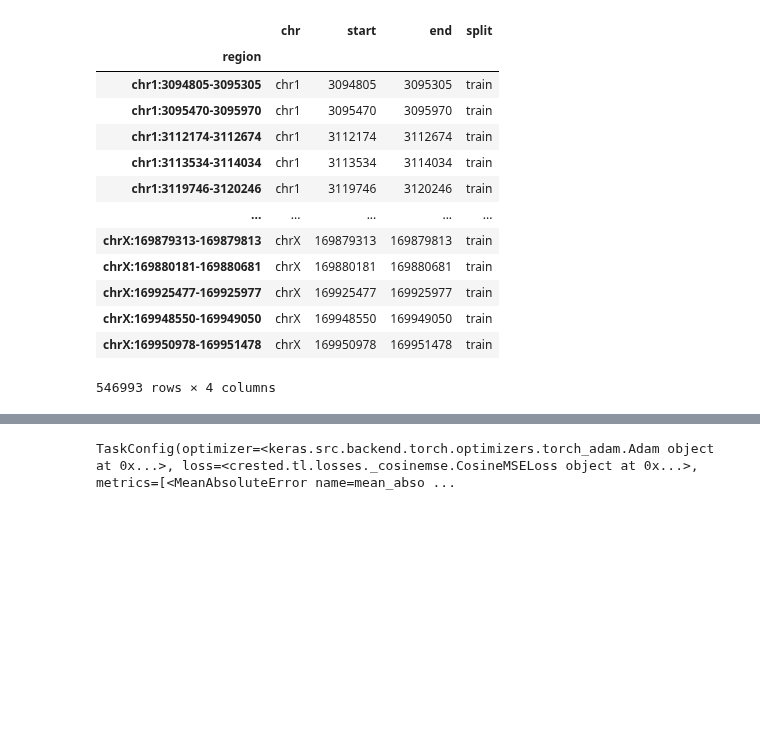
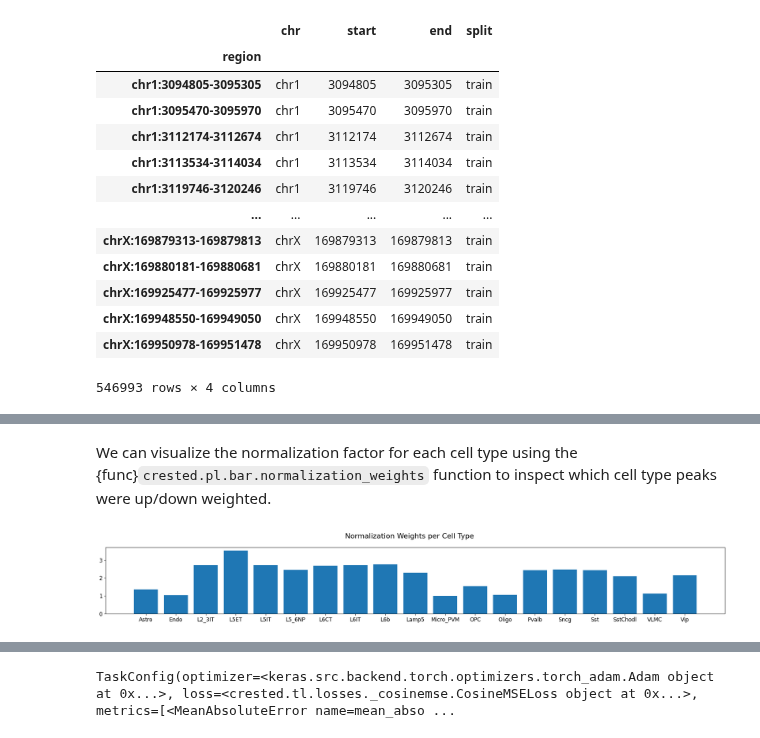
Before and after one commit to aertslab/CREsted, a Jupyter notebook: docs/tutorials/introduction.ipynb, the cells around one changed output, grey strips where cells are left out. Saved outputs shown, nothing was run; the diff lists cells and outputs as text; code cells hidden in the pictures; blank space fills up the shorter version.

```diff
--- a/docs/tutorials/introduction.ipynb
+++ b/docs/tutorials/introduction.ipynb
@@ -78,0 +122,7 @@ crested.pp.change_regions_width(
+# %% [markdown]
+We can visualize the normalization factor for each cell type using the {func}`crested.pl.bar.normalization_weights` function to inspect which cell type peaks were up/down weighted.
+# %%
+%matplotlib inline
+crested.pl.bar.normalization_weights(adata, title="Normalization Weights per Cell Type")
+# %% [output]
+[figure, added]
```
Also changed, not shown: parts of 63 cells of this notebook, 1 other file.
